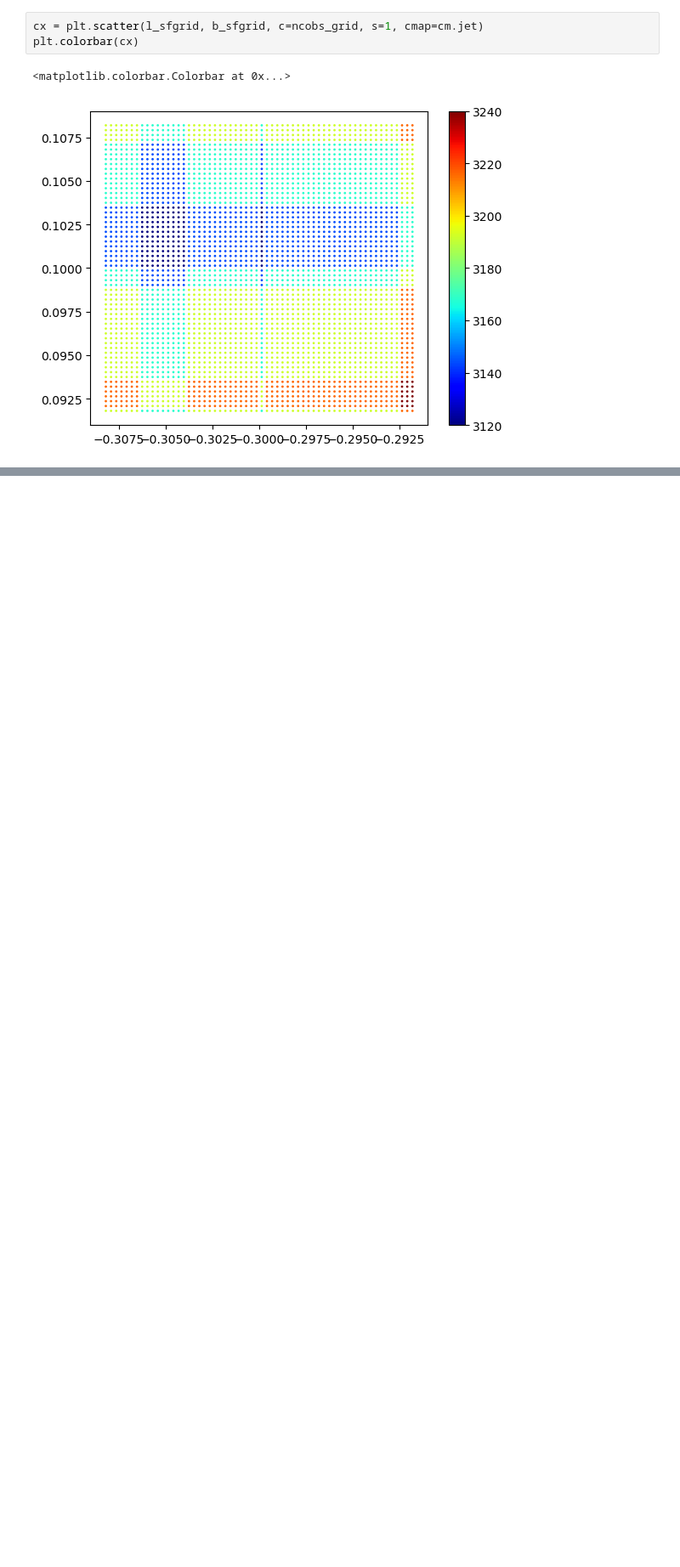
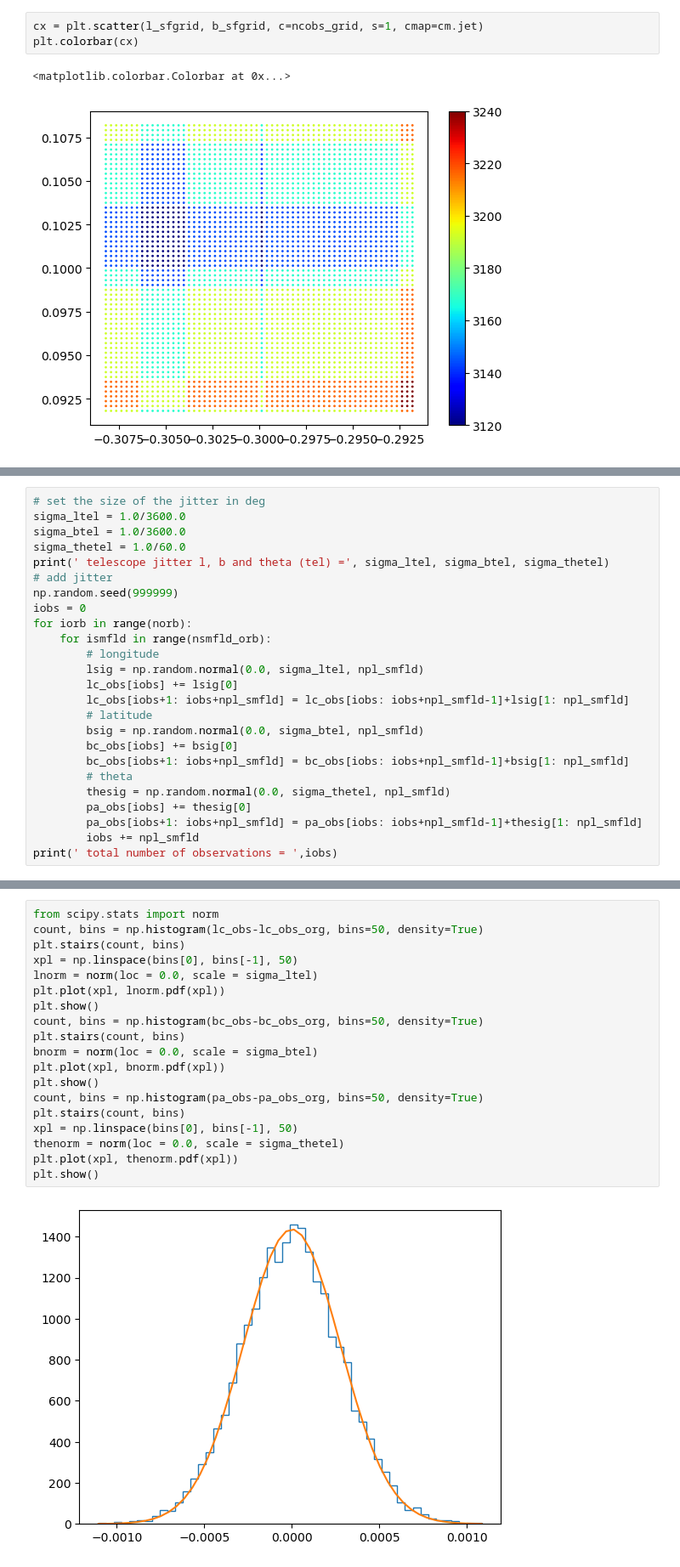
Before and after one commit to kawatadaisuke/JASMINE-analysis-testing, a Jupyter notebook: astrometry-validation/small-survey-plan/Small_Survey_Plan_astrometry_validation.ipynb, the cells around one changed output, grey strips where cells are left out. Shown: that part at 85% size. Saved outputs shown, nothing was run; the diff lists cells and outputs as text; blank space fills up the shorter version.

Commit message:
add telescope jitter

```diff
--- a/astrometry-validation/small-survey-plan/Small_Survey_Plan_astrometry_validation.ipynb
+++ b/astrometry-validation/small-survey-plan/Small_Survey_Plan_astrometry_validation.ipynb
@@ -356,0 +373,25 @@ plt.colorbar(cx)
+# %%
+# set the size of the jitter in deg
+sigma_ltel = 1.0/3600.0
+sigma_btel = 1.0/3600.0
+sigma_thetel = 1.0/60.0
+print(' telescope jitter l, b and theta (tel) =', sigma_ltel, sigma_btel, sigma_thetel)
+# add jitter
+np.random.seed(999999)
+iobs = 0
+for iorb in range(norb):
+    for ismfld in range(nsmfld_orb):
+        # longitude
+        lsig = np.random.normal(0.0, sigma_ltel, npl_smfld)
+        lc_obs[iobs] += lsig[0]
+        lc_obs[iobs+1: iobs+npl_smfld] = lc_obs[iobs: iobs+npl_smfld-1]+lsig[1: npl_smfld]
+        # latitude
+        bsig = np.random.normal(0.0, sigma_btel, npl_smfld)
+        bc_obs[iobs] += bsig[0]
+        bc_obs[iobs+1: iobs+npl_smfld] = bc_obs[iobs: iobs+npl_smfld-1]+bsig[1: npl_smfld]
+        # theta
+        thesig = np.random.normal(0.0, sigma_thetel, npl_smfld)
+        pa_obs[iobs] += thesig[0]
+        pa_obs[iobs+1: iobs+npl_smfld] = pa_obs[iobs: iobs+npl_smfld-1]+thesig[1: npl_smfld]
+        iobs += npl_smfld
+print(' total number of observations = ',iobs)
@@ -356,0 +401,21 @@ plt.colorbar(cx)
+# %%
+from scipy.stats import norm
+count, bins = np.histogram(lc_obs-lc_obs_org, bins=50, density=True)
+plt.stairs(count, bins)
+xpl = np.linspace(bins[0], bins[-1], 50)
+lnorm = norm(loc = 0.0, scale = sigma_ltel)
+plt.plot(xpl, lnorm.pdf(xpl))
+plt.show()
+count, bins = np.histogram(bc_obs-bc_obs_org, bins=50, density=True)
+plt.stairs(count, bins)
+bnorm = norm(loc = 0.0, scale = sigma_btel)
+plt.plot(xpl, bnorm.pdf(xpl))
+plt.show()
+count, bins = np.histogram(pa_obs-pa_obs_org, bins=50, density=True)
+plt.stairs(count, bins)
+xpl = np.linspace(bins[0], bins[-1], 50)
+thenorm = norm(loc = 0.0, scale = sigma_thetel)
+plt.plot(xpl, thenorm.pdf(xpl))
+plt.show()
+# %% [output]
+[figure, added]
```
Also changed, not shown: parts of 18 cells of this notebook.
